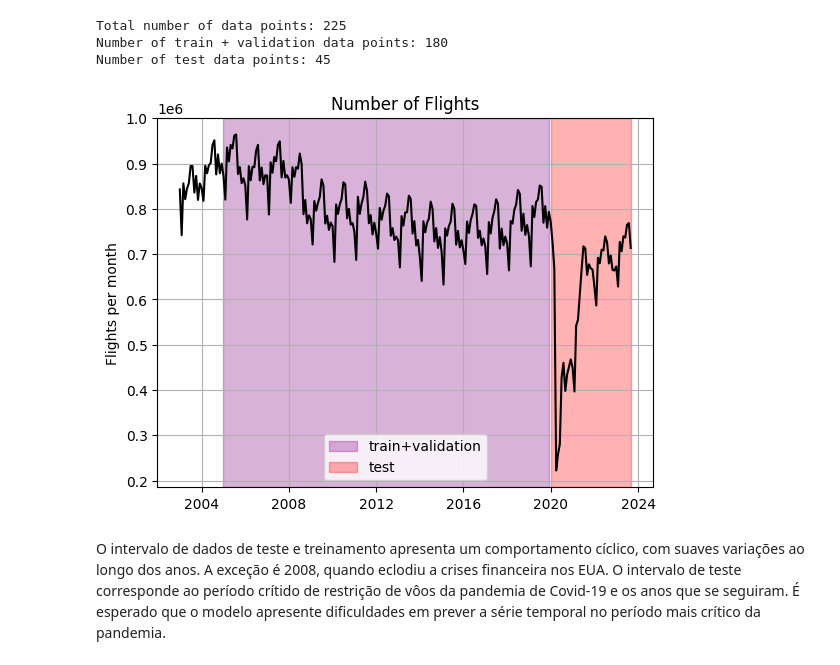
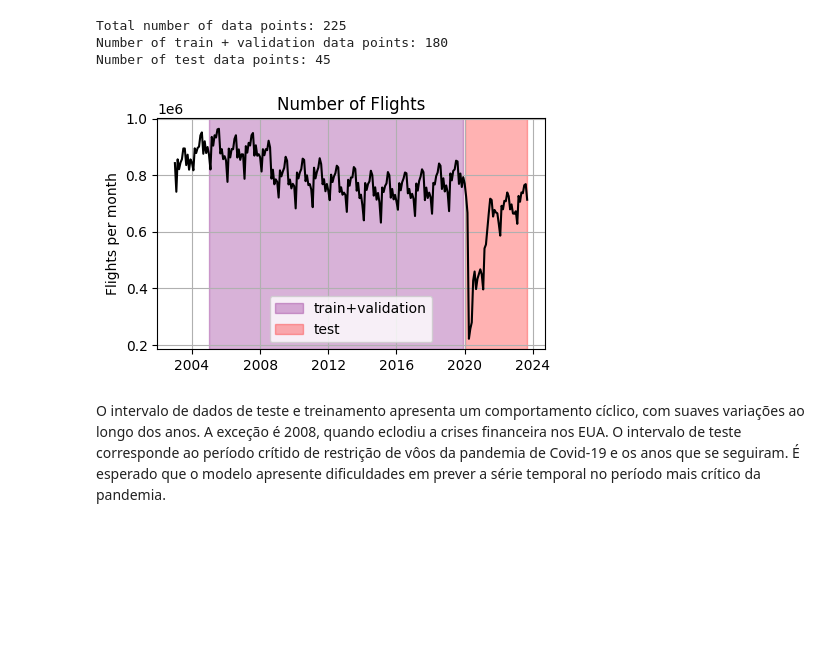
Before and after one commit to TiagoCAAmorim/machine_learning, a Jupyter notebook: Lista01/Lista01.ipynb, the cells around one changed output. Cells and saved outputs as stored; diff of their text form; code cells hidden in the pictures; blank space fills up the shorter version.

```diff
--- a/Lista01/Lista01.ipynb
+++ b/Lista01/Lista01.ipynb
@@ -188,20 +195,22 @@ Total number of data points: 225
 Number of train + validation data points: 180
 Number of test data points: 45
 # %%
+plt.figure(figsize=(5, 3))
 plt.plot(df_original['Flt'], color='black')
 
 plt.axvspan(df_train_val.index[0], df_train_val.index[-1],
             color='purple', alpha=0.3, label='train+validation')
 plt.axvspan(df_test.index[0], df_test.index[-1],
             color='red', alpha=0.3, label='test')
 
 plt.ylabel('Flights per month')
 plt.title('Number of Flights')
 plt.grid(True)
 plt.legend()
+plt.savefig(f'report/B1_TrainTest.png', bbox_inches='tight')
 plt.show()
 # %% [output]
-[figure, old version]
+[figure, new version]
 # %% [markdown]
 O intervalo de dados de teste e treinamento apresenta um comportamento cíclico, com suaves variações ao longo dos anos. A exceção é 2008, quando eclodiu a crises financeira nos EUA. O intervalo de teste corresponde ao período crítido de restrição de vôos da pandemia de Covid-19 e os anos que se seguiram. É esperado que o modelo apresente dificuldades em prever a série temporal no período mais crítico da pandemia.
 # %% [markdown]
```
Also changed, not shown: parts of 24 cells of this notebook, 20 other files.
